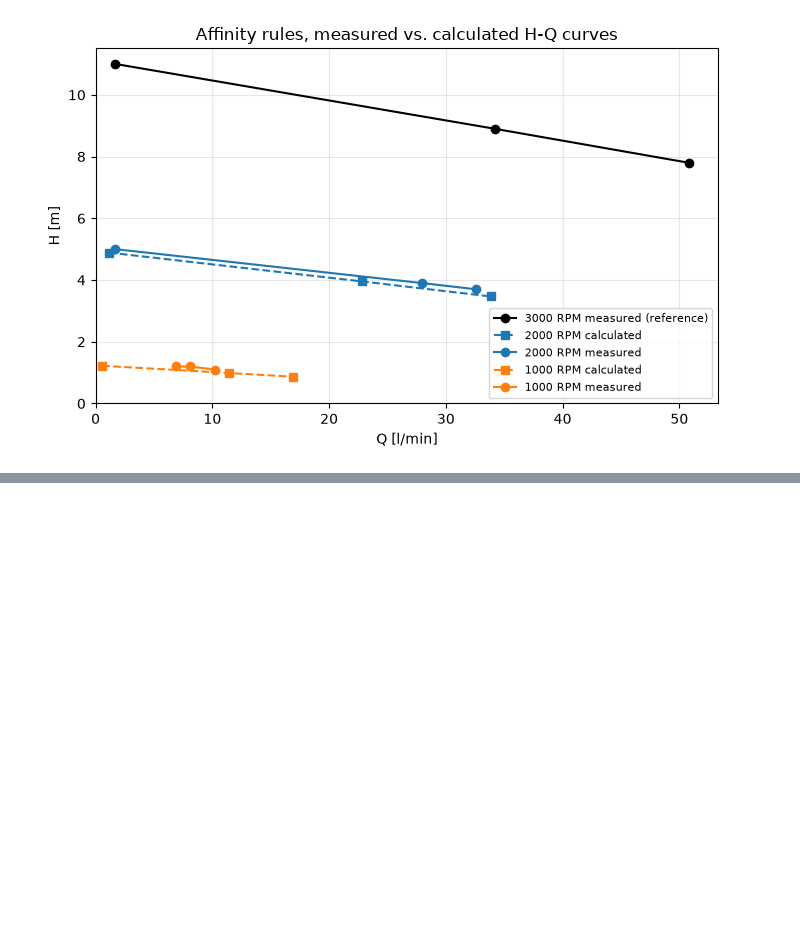
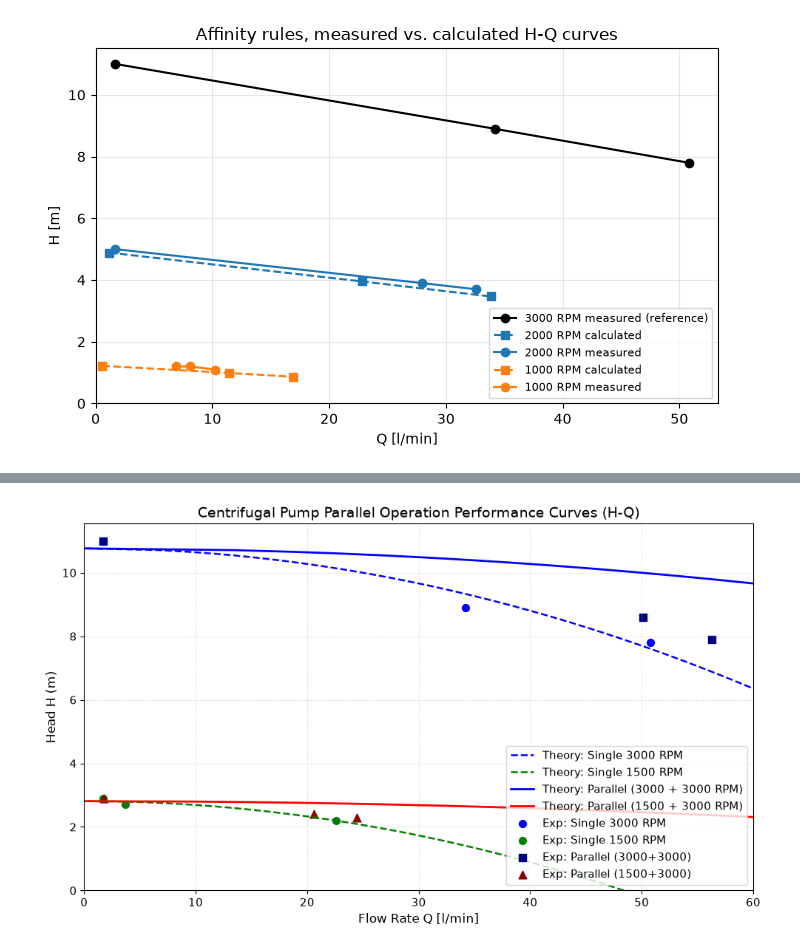
Before and after one commit to magnupau/TMR4222---pump-lab-, a Jupyter notebook: Lab 1 - TMR4222.ipynb, the cells around one changed output, grey strips where cells are left out. Saved outputs shown, nothing was run; the diff lists cells and outputs as text; code cells hidden in the pictures; blank space fills up the shorter version.

```diff
--- a/Lab 1 - TMR4222.ipynb
+++ b/Lab 1 - TMR4222.ipynb
@@ -145,0 +303,84 @@ Affinity rules, scaled from 3000 RPM
+# %%
+q_3000_exp = np.array([1.7, 34.2, 50.8])  # Replace with your 3000 RPM Q values
+h_3000_exp = np.array([11, 8.9, 7.8])# Replace with your 3000 RPM H values
+Pm_3000_exp = np.array([236.49,275.65,283.13])
+
+q_1500_exp = np.array([1.7, 3.7, 22.6])  # Replace with your 1500 RPM Q values
+h_1500_exp = np.array([2.9, 2.7, 2.2])   # Replace with your 1500 RPM H values
+
+# Parallel Experimental Data (if you have measured points for parallel operation)
+q_parallel_full_exp = np.array([1.68, 50.1, 56.28]) # Measured Q for 3000 + 3000 RPM
+h_parallel_full_exp = np.array([11.0, 8.6, 7.9])
+Pm_parallel_full_exp = np.array([246.06,289.99,299.22])
+
+q_parallel_mixed_exp = np.array([1.8, 20.58, 24.48]) # Measured Q for 1500 + 3000 RPM
+h_parallel_mixed_exp = np.array([2.9, 2.4, 2.3])
+Pm_parallel_mixed_exp = np.array([74.10,82.72,83.95])
+
+# ==========================================
+# 2. CURVE FITTING (H = A - B*Q^2)
+# ==========================================
+# Fit 3000 RPM: H = A1 - B1 * Q^2
+poly_3k = np.polyfit(q_3000_exp**2, h_3000_exp, 1)
+B1 = -poly_3k[0]
+A1 = poly_3k[1]
+
+# Fit 1500 RPM: H = A2 - B2 * Q^2
+poly_15k = np.polyfit(q_1500_exp**2, h_1500_exp, 1)
+B2 = -poly_15k[0]
+A2 = poly_15k[1]
+
+print(B1,B2,A1,A2)
+print(f"3000 RPM Single Pump Equation: H = {A1:.3f} - {B1:.3f}*Q^2")
+print(f"1500 RPM Single Pump Equation: H = {A2:.3f} - {B2:.3f}*Q^2")
+
+
+# ==========================================
+# 3. THEORETICAL CALCULATIONS
+# ==========================================
+# Define Head range from max shut-off head down to zero
+h_range1 = np.linspace(0, A1, 200)
+h_range2 = np.linspace(0, A2, 200)
+
+# Single Pump Flows at given Head H
+q_3000_theory =  np.sqrt((A1 - h_range1) / B1) #np.maximum(0,
+q_1500_theory =  np.sqrt((A2 - h_range2) / B2)
+
+# Combined Parallel Flows:
+# 1. Full Speed Parallel (3000 + 3000 RPM): Both pumps equal flow
+q_parallel_full_theory = 2 * q_3000_theory
+
+# 2. Mixed Speed Parallel (1500 + 3000 RPM): Horizontal sum of individual flows
+q_parallel_mixed_theory = q_3000_theory + q_1500_theory
+
+
+# ==========================================
+# 4. PLOTTING PERFORMANCE CURVES
+# ==========================================
+plt.figure(figsize=(10, 6))
+
+# Theoretical Curves (Lines)
+plt.plot(q_3000_theory, h_range1, 'b--', label='Theory: Single 3000 RPM')
+plt.plot(q_1500_theory, h_range2, 'g--', label='Theory: Single 1500 RPM')
+plt.plot(q_parallel_full_theory, h_range1, 'b-', linewidth=2, label='Theory: Parallel (3000 + 3000 RPM)')
+plt.plot(q_parallel_mixed_theory, h_range2, 'r-', linewidth=2, label='Theory: Parallel (1500 + 3000 RPM)')
+
+# Experimental Data Points (Markers)
+plt.scatter(q_3000_exp, h_3000_exp, color='blue', marker='o', s=50, label='Exp: Single 3000 RPM')
+plt.scatter(q_1500_exp, h_1500_exp, color='green', marker='o', s=50, label='Exp: Single 1500 RPM')
+plt.scatter(q_parallel_full_exp, h_parallel_full_exp, color='navy', marker='s', s=60, label='Exp: Parallel (3000+3000)')
+plt.scatter(q_parallel_mixed_exp, h_parallel_mixed_exp, color='darkred', marker='^', s=60, label='Exp: Parallel (1500+3000)')
+
+# Formatting Plot
+plt.title('Centrifugal Pump Parallel Operation Performance Curves (H-Q)', fontsize=14)
+plt.xlabel('Flow Rate Q [l/min]', fontsize=12)
+plt.ylabel('Head H (m)', fontsize=12)
+plt.xlim(left=0, right=60)
+plt.ylim(bottom=0)
+plt.grid(True, linestyle=':', alpha=0.6)
+plt.legend(loc='lower right')
+plt.tight_layout()
+
+# Display
+plt.show()
+# %% [output]
@@ -145,0 +390 @@ Affinity rules, scaled from 3000 RPM
+[figure, added]
```
Also changed, not shown: parts of 3 cells of this notebook.
